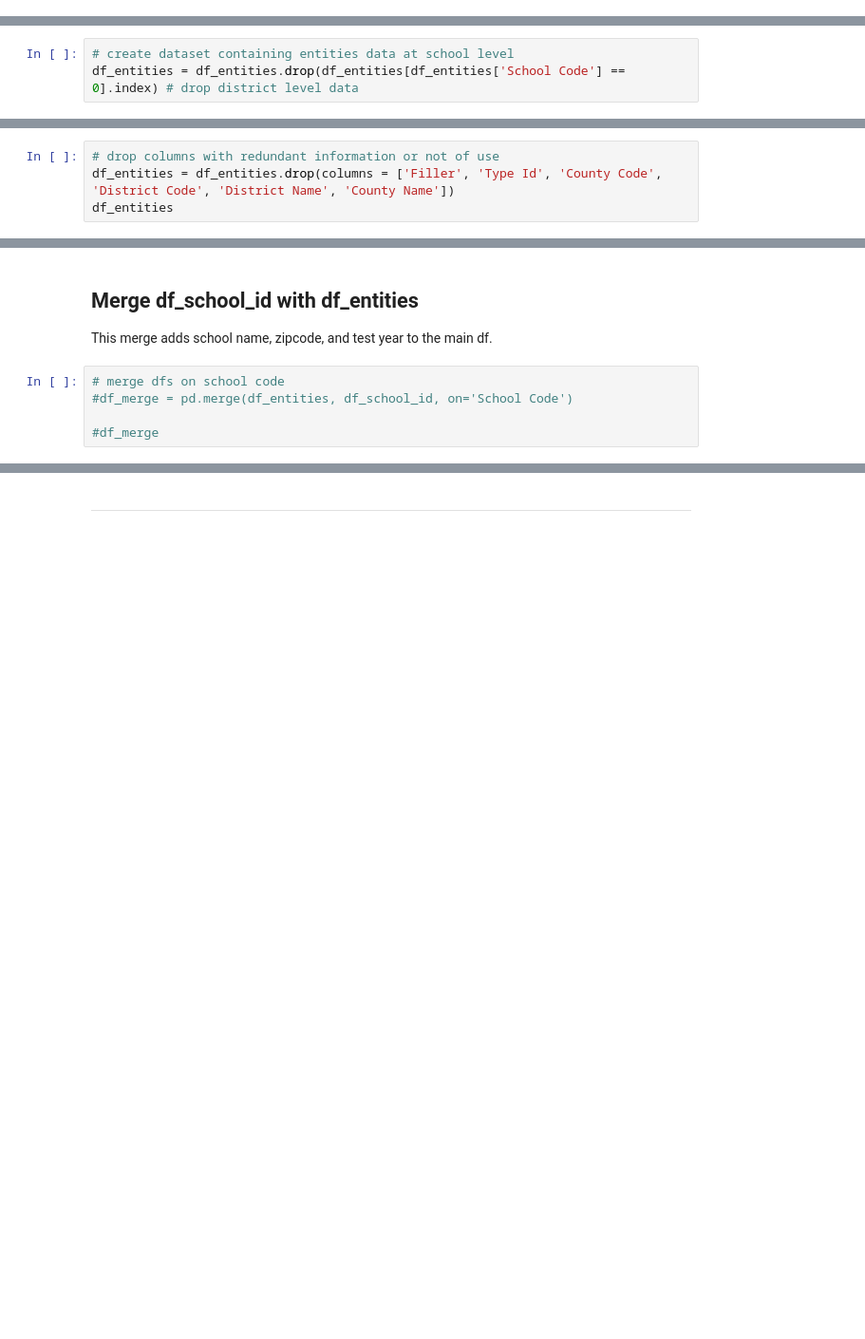
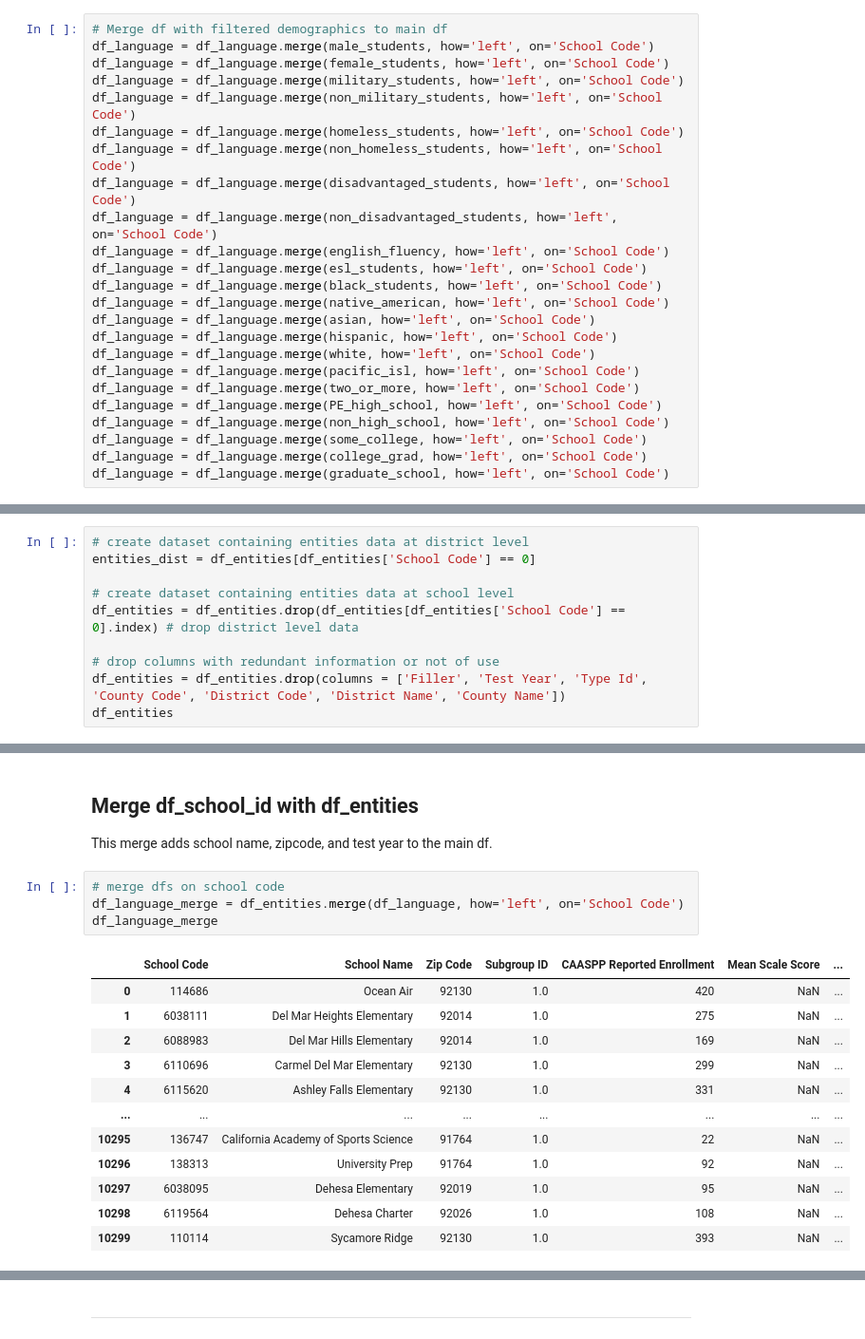
Before and after one commit to gabriellewald/springboard-coursework, a Jupyter notebook: education_project/Capstone2_education_project.ipynb, the cells around one changed output, grey strips where cells are left out. Shown at 95% size. Cells and saved outputs as stored; diff of their text form; blank space fills up the shorter version.

Commit message:
Add demographic info per column one school per row

```diff
--- a/education_project/Capstone2_education_project.ipynb
+++ b/education_project/Capstone2_education_project.ipynb
@@ -141,0 +912,24 @@ df_school_id = df_school[df_school['Subgroup ID'].isin(subgroup_id)]
+# %%
+# Merge df with filtered demographics to main df
+df_language = df_language.merge(male_students, how='left', on='School Code')
+df_language = df_language.merge(female_students, how='left', on='School Code')
+df_language = df_language.merge(military_students, how='left', on='School Code')
+df_language = df_language.merge(non_military_students, how='left', on='School Code')
+df_language = df_language.merge(homeless_students, how='left', on='School Code')
+df_language = df_language.merge(non_homeless_students, how='left', on='School Code')
+df_language = df_language.merge(disadvantaged_students, how='left', on='School Code')
+df_language = df_language.merge(non_disadvantaged_students, how='left', on='School Code')
+df_language = df_language.merge(english_fluency, how='left', on='School Code')
+df_language = df_language.merge(esl_students, how='left', on='School Code')
+df_language = df_language.merge(black_students, how='left', on='School Code')
+df_language = df_language.merge(native_american, how='left', on='School Code')
+df_language = df_language.merge(asian, how='left', on='School Code')
+df_language = df_language.merge(hispanic, how='left', on='School Code')
+df_language = df_language.merge(white, how='left', on='School Code')
+df_language = df_language.merge(pacific_isl, how='left', on='School Code')
+df_language = df_language.merge(two_or_more, how='left', on='School Code')
+df_language = df_language.merge(PE_high_school, how='left', on='School Code')
+df_language = df_language.merge(non_high_school, how='left', on='School Code')
+df_language = df_language.merge(some_college, how='left', on='School Code')
+df_language = df_language.merge(college_grad, how='left', on='School Code')
+df_language = df_language.merge(graduate_school, how='left', on='School Code')
@@ -161,3 +968,10 @@ entities_dist = df_entities[df_entities['School Code'] == 0]
 # %%
+# create dataset containing entities data at district level
+entities_dist = df_entities[df_entities['School Code'] == 0]
+
 # create dataset containing entities data at school level
 df_entities = df_entities.drop(df_entities[df_entities['School Code'] == 0].index) # drop district level data
+
+# drop columns with redundant information or not of use
+df_entities = df_entities.drop(columns = ['Filler', 'Test Year', 'Type Id', 'County Code', 'District Code', 'District Name', 'County Name'])
+df_entities
@@ -166,7 +992,3 @@ df_entities['County Name'].unique()
-# %%
-# drop columns with redundant information or not of use
-df_entities = df_entities.drop(columns = ['Filler', 'Type Id', 'County Code', 'District Code', 'District Name', 'County Name'])
-df_entities
 # %% [markdown]
 --------
 # %% [markdown]
@@ -175,6 +997,18 @@ df_entities
 This merge adds school name, zipcode, and test year to the main df.
 # %%
 # merge dfs on school code
-#df_merge = pd.merge(df_entities, df_school_id, on='School Code')
-
-#df_merge
+df_language_merge = df_entities.merge(df_language, how='left', on='School Code')
+df_language_merge
+# %% [output]
+|  | School Code | School Name | Zip Code | Subgroup ID | CAASPP Reported Enrollment | Mean Scale Score | ... |
+| 0 | 114686 | Ocean Air | 92130 | 1.0 | 420 | NaN | ... |
+| 1 | 6038111 | Del Mar Heights Elementary | 92014 | 1.0 | 275 | NaN | ... |
+| 2 | 6088983 | Del Mar Hills Elementary | 92014 | 1.0 | 169 | NaN | ... |
+| 3 | 6110696 | Carmel Del Mar Elementary | 92130 | 1.0 | 299 | NaN | ... |
+| 4 | 6115620 | Ashley Falls Elementary | 92130 | 1.0 | 331 | NaN | ... |
+| ... | ... | ... | ... | ... | ... | ... | ... |
+| 10295 | 136747 | California Academy of Sports Science | 91764 | 1.0 | 22 | NaN | ... |
+| 10296 | 138313 | University Prep | 91764 | 1.0 | 92 | NaN | ... |
+| 10297 | 6038095 | Dehesa Elementary | 92019 | 1.0 | 95 | NaN | ... |
+| 10298 | 6119564 | Dehesa Charter | 92026 | 1.0 | 108 | NaN | ... |
+| 10299 | 110114 | Sycamore Ridge | 92130 | 1.0 | 393 | NaN | ... |
```
Also changed, not shown: parts of 51 cells of this notebook.
